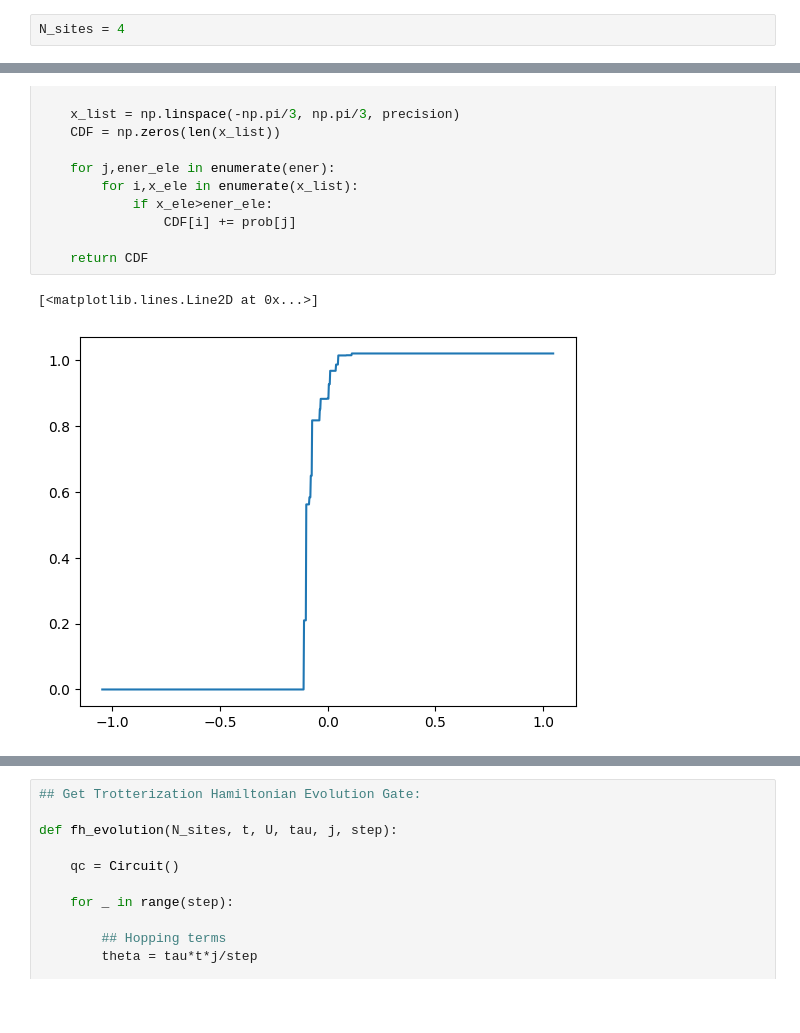
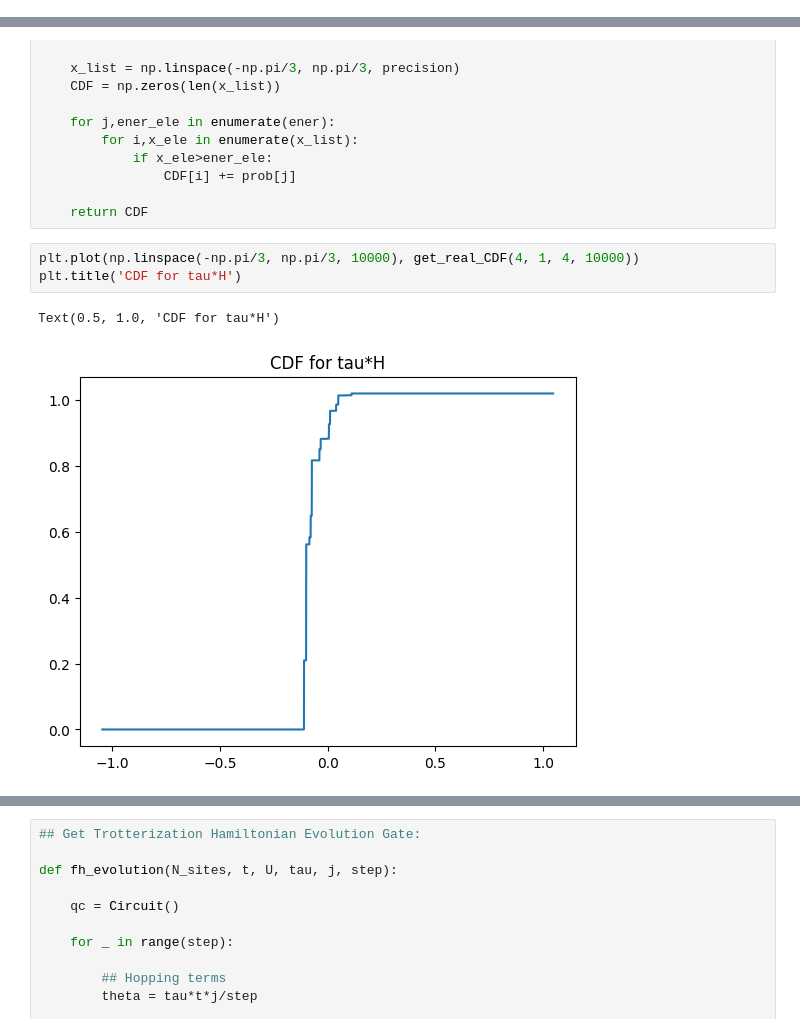
Before and after one commit to Dran-Z/QHack2023-SunnyDelft, a Jupyter notebook: Hybrid-Algorithm.ipynb, the cells around one changed output, grey strips where cells are left out. Drawn from its saved outputs; the diff is of its cells as text; blank space fills up the shorter version.

```diff
--- a/Hybrid-Algorithm.ipynb
+++ b/Hybrid-Algorithm.ipynb
@@ -18,5 +20,3 @@ from openfermion import fermi_hubbard, jordan_wigner, get_sparse_operator
 # %%
 tracker = Tracker().start()
 device = LocalSimulator()
-# %%
-N_sites = 4
@@ -78,6 +91,8 @@ def get_real_CDF(N_sites, t, U, precision):
 
     return CDF
 # %%
+plt.plot(np.linspace(-np.pi/3, np.pi/3, 10000), get_real_CDF(4, 1, 4, 10000))
+plt.title('CDF for tau*H')
 # %% [output]
-[<matplotlib.lines.Line2D at 0x...>]
+Text(0.5, 1.0, 'CDF for tau*H')
-[figure, old version]
+[figure, new version]
```
Also changed, not shown: parts of 25 cells of this notebook.
